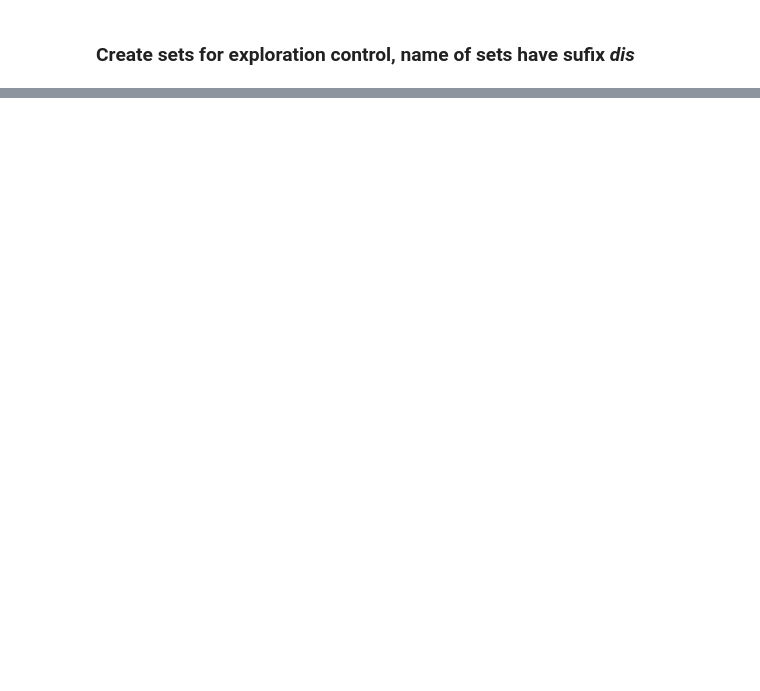
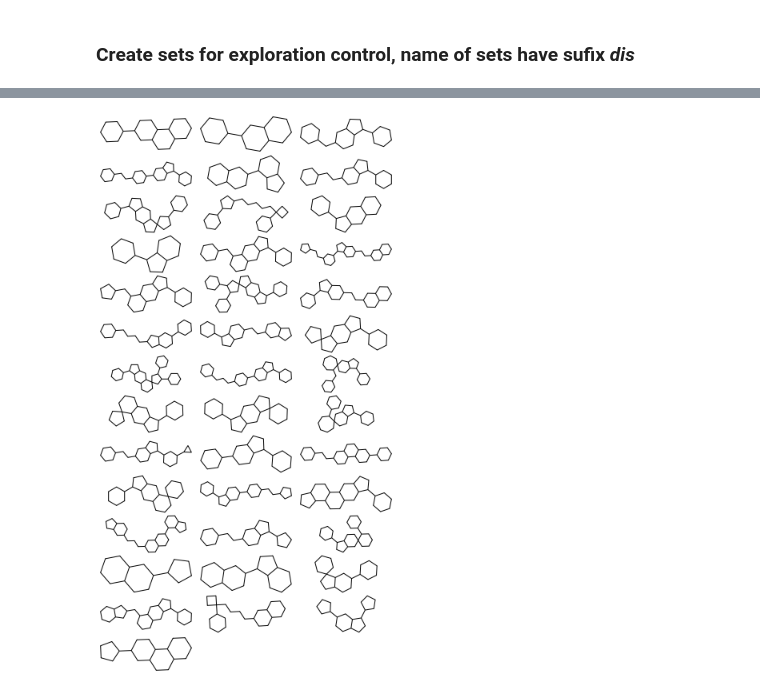
Before and after one commit to filvaleriia/phd_projects, a Jupyter notebook: IGA_2023_try_metrics_for_other_generators/priprava_dat.ipynb, the cells around one changed output, grey strips where cells are left out. Cells and saved outputs as stored; diff of their text form; code cells hidden in the pictures; blank space fills up the shorter version.

```diff
--- a/IGA_2023_try_metrics_for_other_generators/priprava_dat.ipynb
+++ b/IGA_2023_try_metrics_for_other_generators/priprava_dat.ipynb
@@ -510,0 +358,7 @@ dff
+# %%
+IPythonConsole.drawOptions.drawMolsSameScale=False
+mol = [Chem.MolFromSmiles(x) for x in data_clusters_glucocor[\
+                                data_clusters_glucocor['clusters']==3]['scaffolds_csk']]
+Draw.MolsToGridImage(mol,molsPerRow=3,subImgSize=(250, 100))
+# %% [output]
+[figure, added]
```
Also changed, not shown: parts of 19 cells of this notebook, 18 other files.
